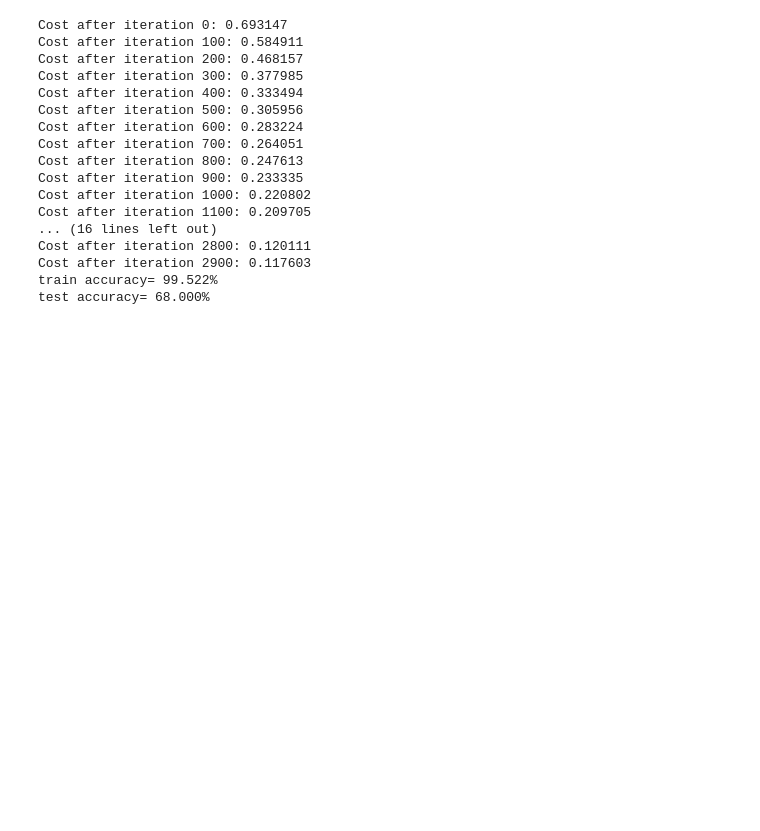
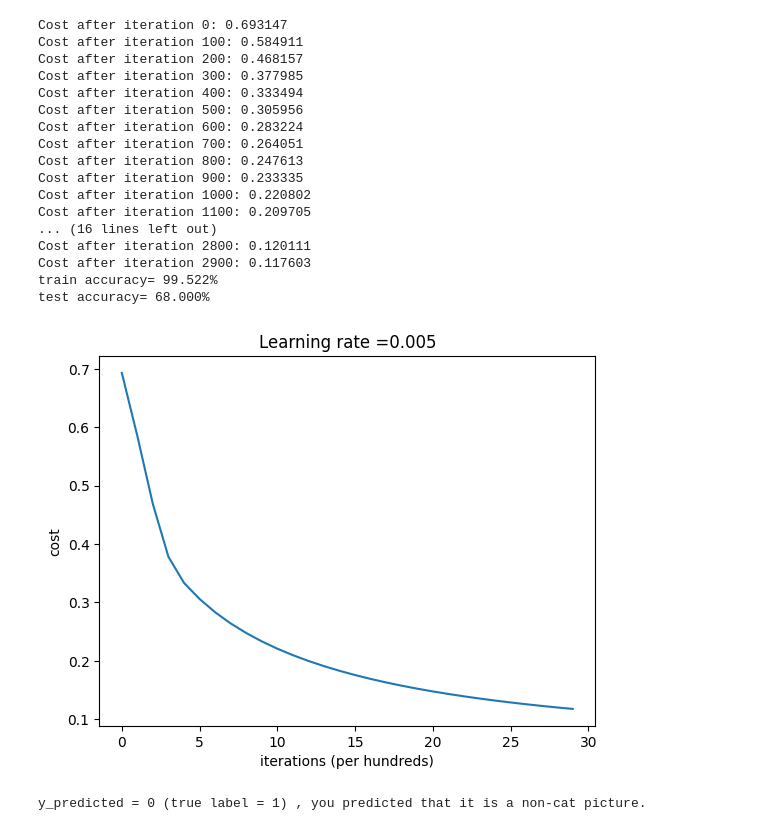
Before and after one commit to durara20/DataCamp, a Jupyter notebook: lesson_7/7.ipynb, the cells around one changed output. Cells and saved outputs as stored; diff of their text form; code cells hidden in the pictures; blank space fills up the shorter version.

```diff
--- a/lesson_7/7.ipynb
+++ b/lesson_7/7.ipynb
@@ -263,30 +263,38 @@ X_test_flatten =  X_test.reshape(X_test.shape[0],-1)
 X_train_scaled = X_train_flatten/255.
 X_test_scaled = X_test_flatten/255.
 
 res = model(X_train= X_train_scaled,
             Y_train=Y_train,
             X_test=X_test_scaled,
             Y_test= Y_test,
             num_iterations = 3000,
             learning_rate = 0.005,
             verbose = True,
             C= 0.3 # 0.6 is still overfitting,   0.3  is low value to keep the test accuracy ashigh as possible
            )
+costs = np.squeeze(res['costs'])
+plt.plot(costs)
+plt.ylabel('cost')
+plt.xlabel('iterations (per hundreds)')
+plt.title("Learning rate =" + str(res["learning_rate"]))
+plt.show()
 # %% [output]
 Cost after iteration 0: 0.693147
 Cost after iteration 100: 0.584911
 Cost after iteration 200: 0.468157
 Cost after iteration 300: 0.377985
 Cost after iteration 400: 0.333494
 Cost after iteration 500: 0.305956
 Cost after iteration 600: 0.283224
 Cost after iteration 700: 0.264051
 Cost after iteration 800: 0.247613
 Cost after iteration 900: 0.233335
 Cost after iteration 1000: 0.220802
 Cost after iteration 1100: 0.209705
 ... (16 lines left out)
 Cost after iteration 2800: 0.120111
 Cost after iteration 2900: 0.117603
 train accuracy= 99.522%
 test accuracy= 68.000%
+[figure, added]
+y_predicted = 0 (true label = 1) , you predicted that it is a non-cat picture.
```
Also changed, not shown: parts of 7 cells of this notebook, 10 other files.
